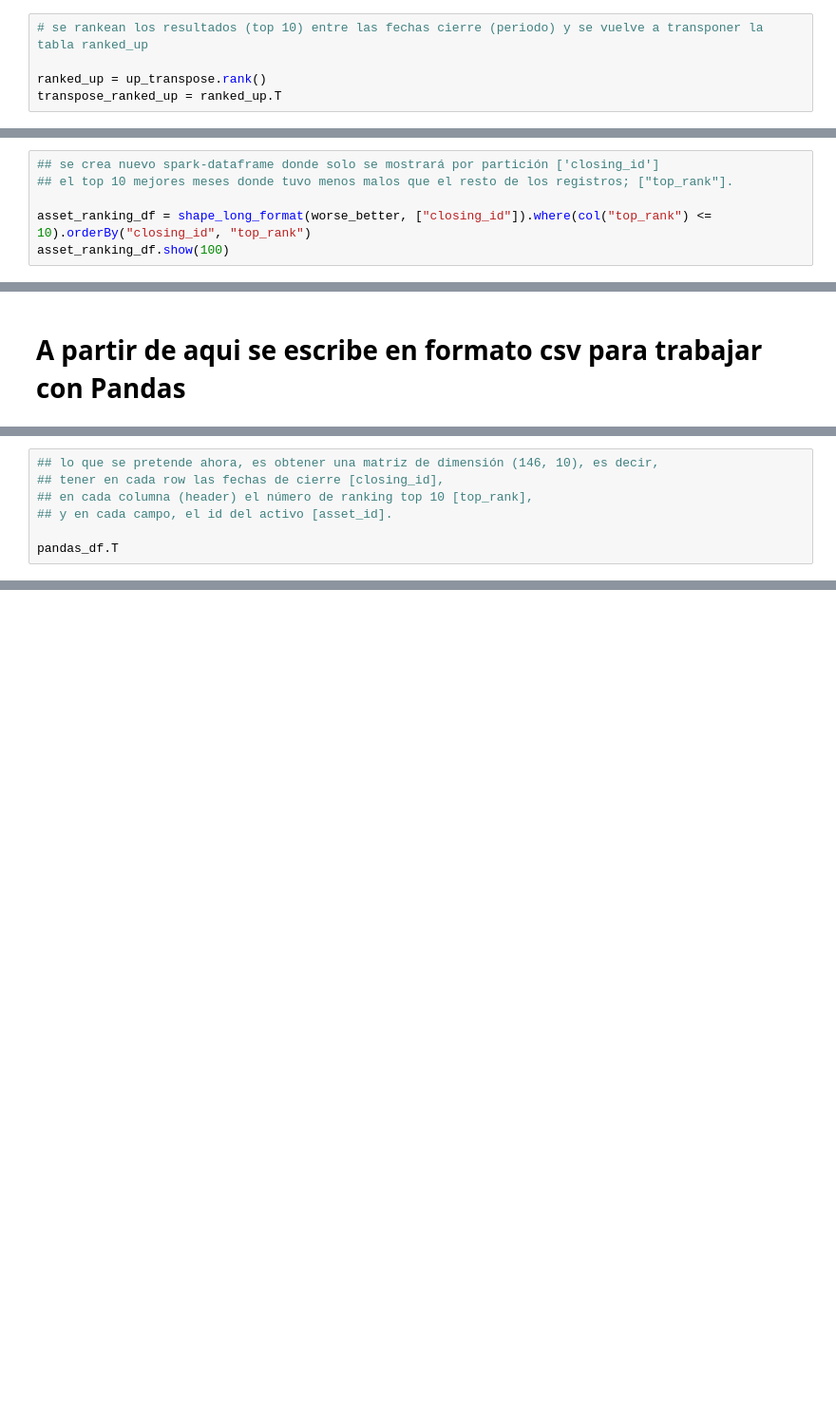
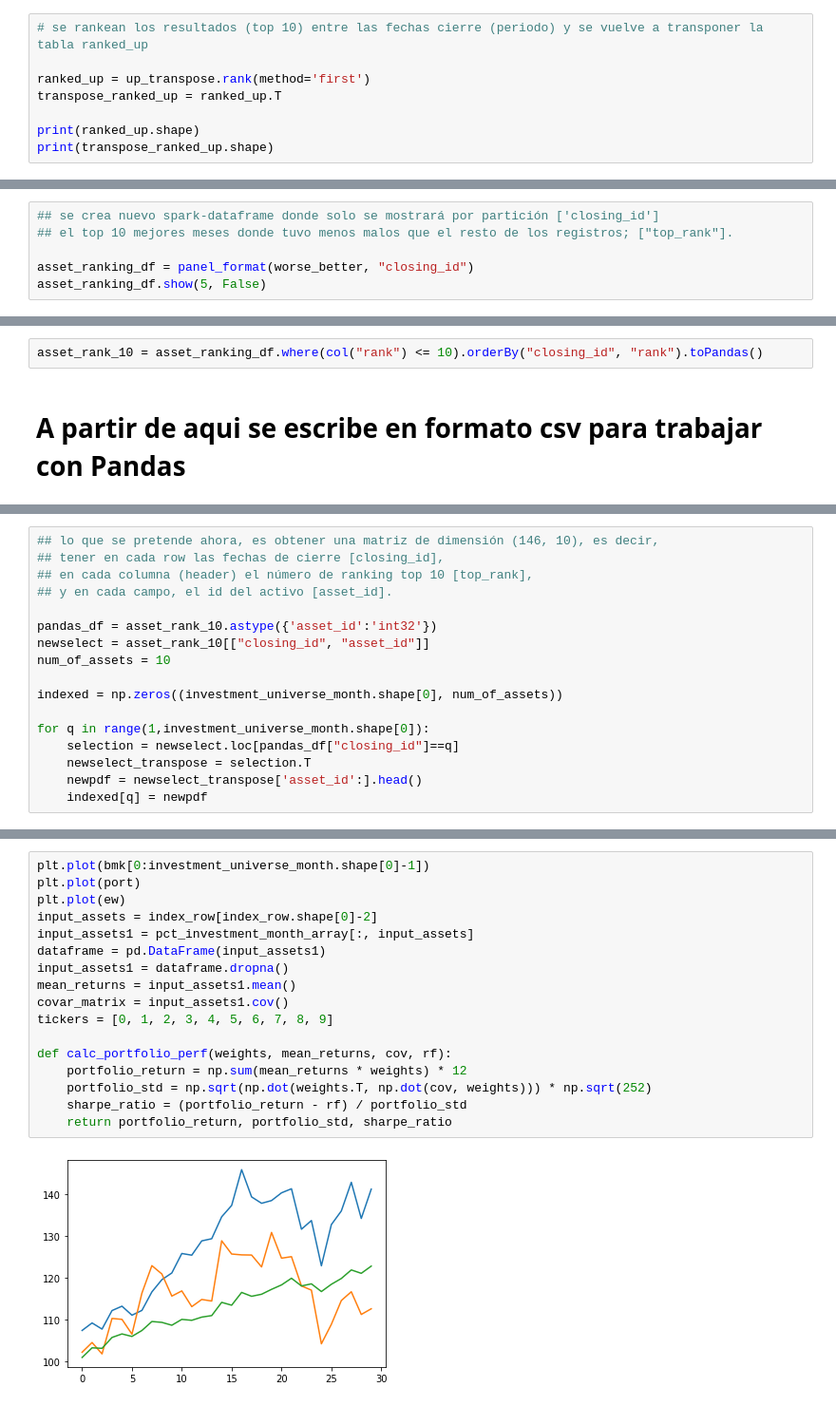
Before and after one commit to LuisFalva/ophelia, a Jupyter notebook: ophelia/develop/04.Rank_Mean.ipynb, the cells around one changed output, grey strips where cells are left out. Shown at 95% size. Drawn from its saved outputs; the diff is of its cells as text; blank space fills up the shorter version.

```diff
--- a/ophelia/develop/04.Rank_Mean.ipynb
+++ b/ophelia/develop/04.Rank_Mean.ipynb
@@ -113,5 +299,8 @@ transpose_ranked_down = ranked_down.T
 # %%
 # se rankean los resultados (top 10) entre las fechas cierre (periodo) y se vuelve a transponer la tabla ranked_up
 
-ranked_up = up_transpose.rank()
+ranked_up = up_transpose.rank(method='first')
 transpose_ranked_up = ranked_up.T
+
+print(ranked_up.shape)
+print(transpose_ranked_up.shape)
@@ -161,5 +378,5 @@ def shape_long_format(dataframe, pivot_col):
 ## se crea nuevo spark-dataframe donde solo se mostrará por partición ['closing_id']
 ## el top 10 mejores meses donde tuvo menos malos que el resto de los registros; ["top_rank"].
 
-asset_ranking_df = shape_long_format(worse_better, ["closing_id"]).where(col("top_rank") <= 10).orderBy("closing_id", "top_rank")
-asset_ranking_df.show(100)
+asset_ranking_df = panel_format(worse_better, "closing_id")
+asset_ranking_df.show(5, False)
@@ -166,2 +394,4 @@ asset_ranking_df.show(100)
+# %%
+asset_rank_10 = asset_ranking_df.where(col("rank") <= 10).orderBy("closing_id", "rank").toPandas()
 # %% [markdown]
 # A partir de aqui se escribe en formato csv para trabajar con Pandas
@@ -185,4 +401,14 @@ pandas_df
 ## en cada columna (header) el número de ranking top 10 [top_rank],
 ## y en cada campo, el id del activo [asset_id].
 
-pandas_df.T
+pandas_df = asset_rank_10.astype({'asset_id':'int32'})
+newselect = asset_rank_10[["closing_id", "asset_id"]]
+num_of_assets = 10
+
+indexed = np.zeros((investment_universe_month.shape[0], num_of_assets))
+
+for q in range(1,investment_universe_month.shape[0]):
+    selection = newselect.loc[pandas_df["closing_id"]==q]
+    newselect_transpose = selection.T
+    newpdf = newselect_transpose['asset_id':].head()
+    indexed[q] = newpdf
@@ -295,0 +453,19 @@ plt.show()
+# %%
+plt.plot(bmk[0:investment_universe_month.shape[0]-1])
+plt.plot(port)
+plt.plot(ew)
+input_assets = index_row[index_row.shape[0]-2]
+input_assets1 = pct_investment_month_array[:, input_assets]
+dataframe = pd.DataFrame(input_assets1)
+input_assets1 = dataframe.dropna()
+mean_returns = input_assets1.mean()
+covar_matrix = input_assets1.cov()
+tickers = [0, 1, 2, 3, 4, 5, 6, 7, 8, 9]
+
+def calc_portfolio_perf(weights, mean_returns, cov, rf):
+    portfolio_return = np.sum(mean_returns * weights) * 12
+    portfolio_std = np.sqrt(np.dot(weights.T, np.dot(cov, weights))) * np.sqrt(252)
+    sharpe_ratio = (portfolio_return - rf) / portfolio_std
+    return portfolio_return, portfolio_std, sharpe_ratio
+# %% [output]
+[figure, added]
```
Also changed, not shown: parts of 37 cells of this notebook, 13 other files.
